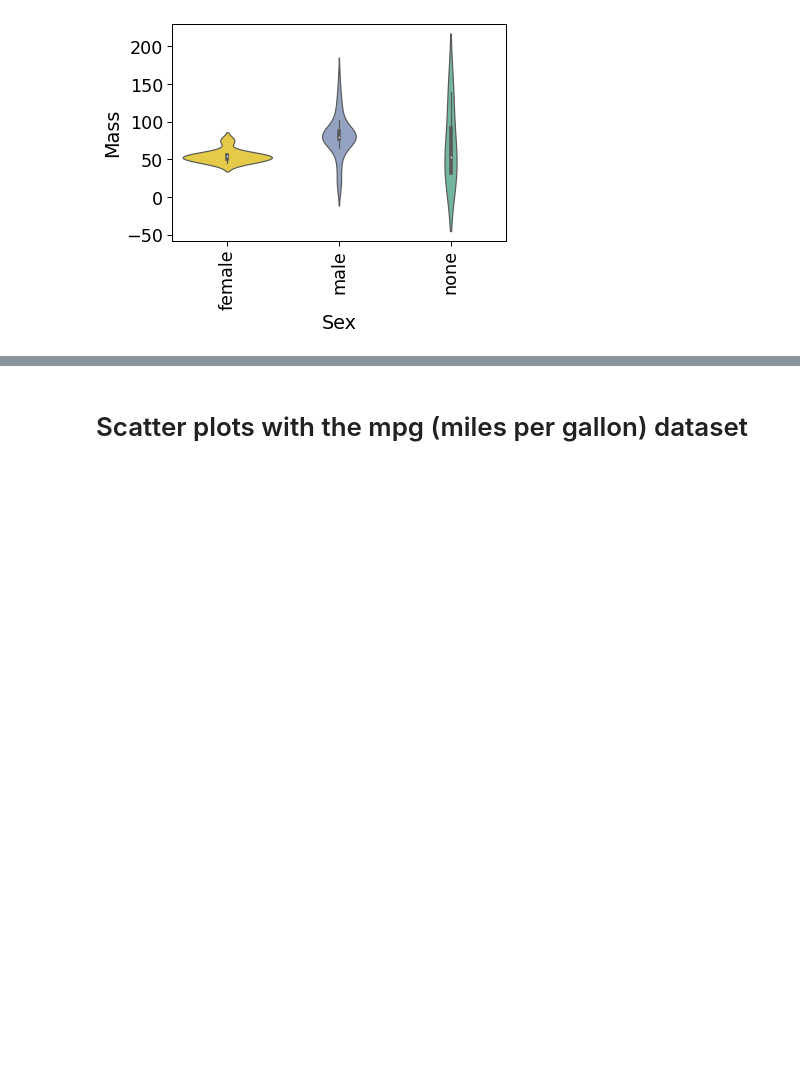
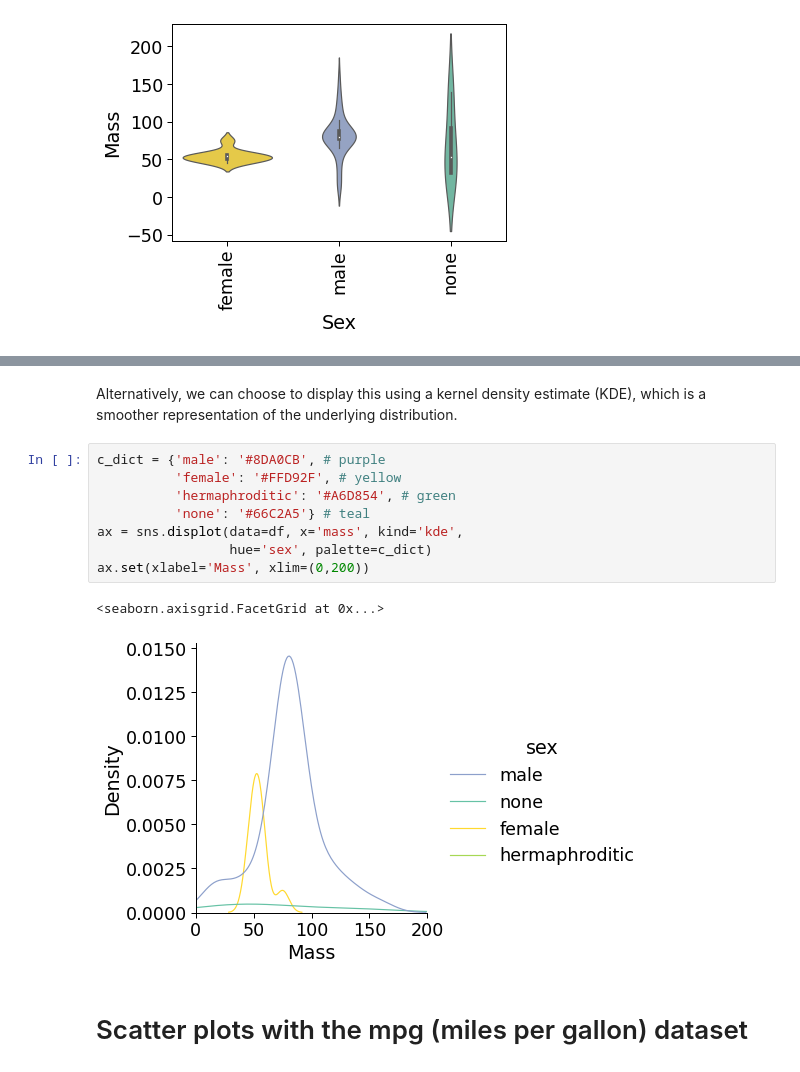
Before and after one commit to fairliereese/UCI_COSMOS, a Jupyter notebook: python_visualization.ipynb, the cells around one changed output, grey strips where cells are left out. Cells and saved outputs as stored; diff of their text form; blank space fills up the shorter version.

```diff
--- a/python_visualization.ipynb
+++ b/python_visualization.ipynb
@@ -191,3 +231,16 @@ _ = plt.setp(ax.get_xticklabels(), rotation=90)
+# %% [markdown]
+Alternatively, we can choose to display this using a kernel density estimate (KDE), which is a smoother representation of the underlying distribution.
+# %%
+c_dict = {'male': '#8DA0CB', # purple
+          'female': '#FFD92F', # yellow
+          'hermaphroditic': '#A6D854', # green
+          'none': '#66C2A5'} # teal
+ax = sns.displot(data=df, x='mass', kind='kde',
+                 hue='sex', palette=c_dict)
+ax.set(xlabel='Mass', xlim=(0,200))
+# %% [output]
+<seaborn.axisgrid.FacetGrid at 0x...>
+[figure, added]
 # %% [markdown]
 # Scatter plots with the mpg (miles per gallon) dataset
 # %% [markdown]
```
Also changed, not shown: parts of 14 cells of this notebook.
